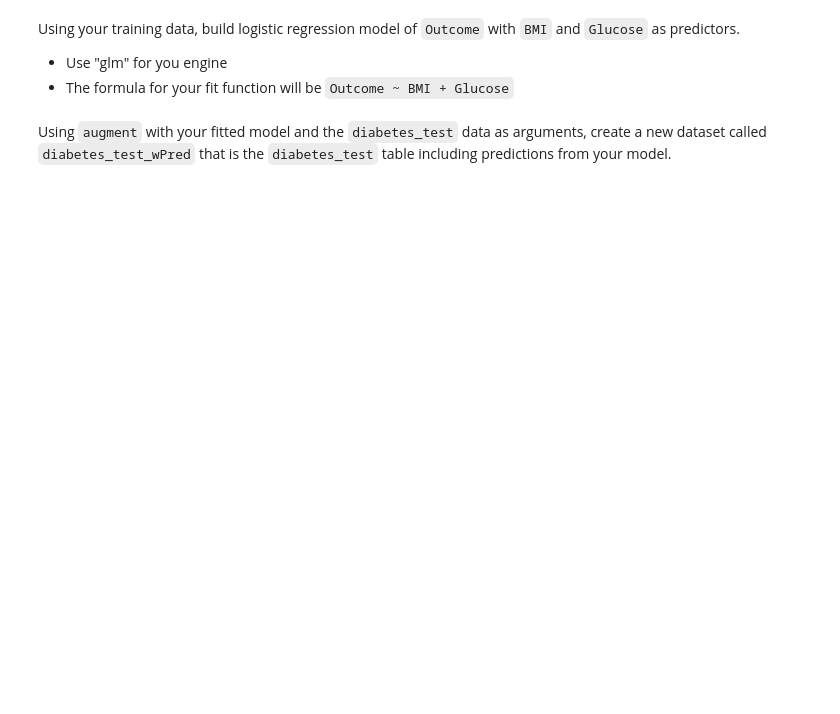
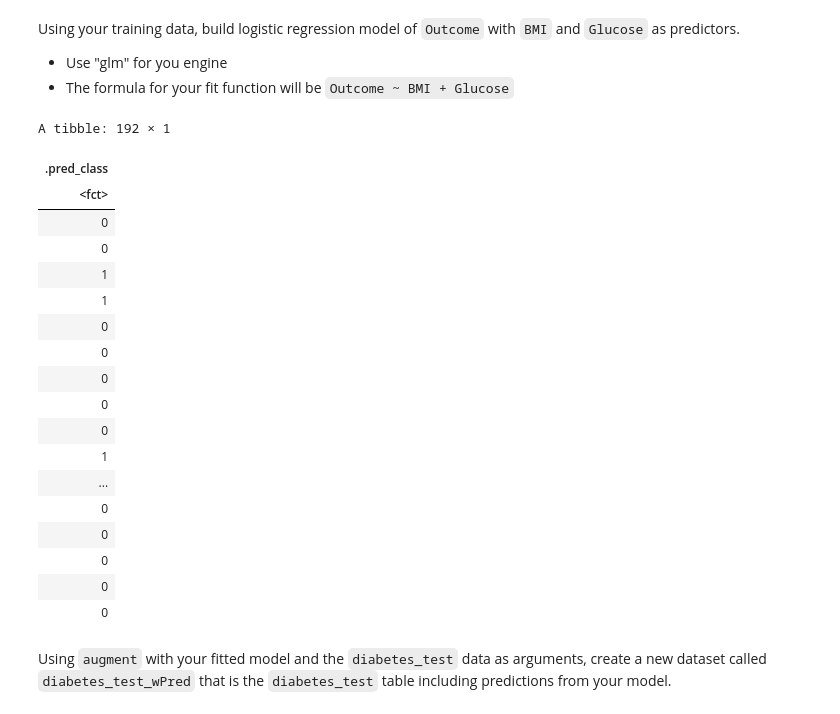
Before and after one commit to evandevine1/a04, a Jupyter notebook: assignment5.ipynb, the cells around one changed output. Cells and saved outputs as stored; diff of their text form; code cells hidden in the pictures; blank space fills up the shorter version.

```diff
--- a/assignment5.ipynb
+++ b/assignment5.ipynb
@@ -116,5 +124,31 @@ Using `plot_df`, make a chart showing the relationship of `Glucose` and `BMI` wi
 Using your training data, build logistic regression model of `Outcome` with `BMI` and `Glucose` as predictors.
 - Use "glm" for you engine
 - The formula for your fit function will be `Outcome ~ BMI + Glucose`
+# %%
+mod = logistic_reg() |> set_engine('glm')
+
+mod_fit = mod |> fit(Outcome ~ BMI + Glucose, diabetes_train)
+
+predict(mod_fit, diabetes_test)
+# %% [output]
+A tibble: 192 × 1
+| .pred_class |
+| <fct> |
+| 0 |
+| 0 |
+| 1 |
+| 1 |
+| 0 |
+| 0 |
+| 0 |
+| 0 |
+| 0 |
+| 1 |
+| ... |
+| 0 |
+| 0 |
+| 0 |
+| 0 |
+| 0 |
 # %% [markdown]
 Using `augment` with your fitted model and the `diabetes_test` data as arguments, create a new dataset called `diabetes_test_wPred` that is the `diabetes_test` table including predictions from your model.
```
Also changed, not shown: parts of 7 cells of this notebook.
